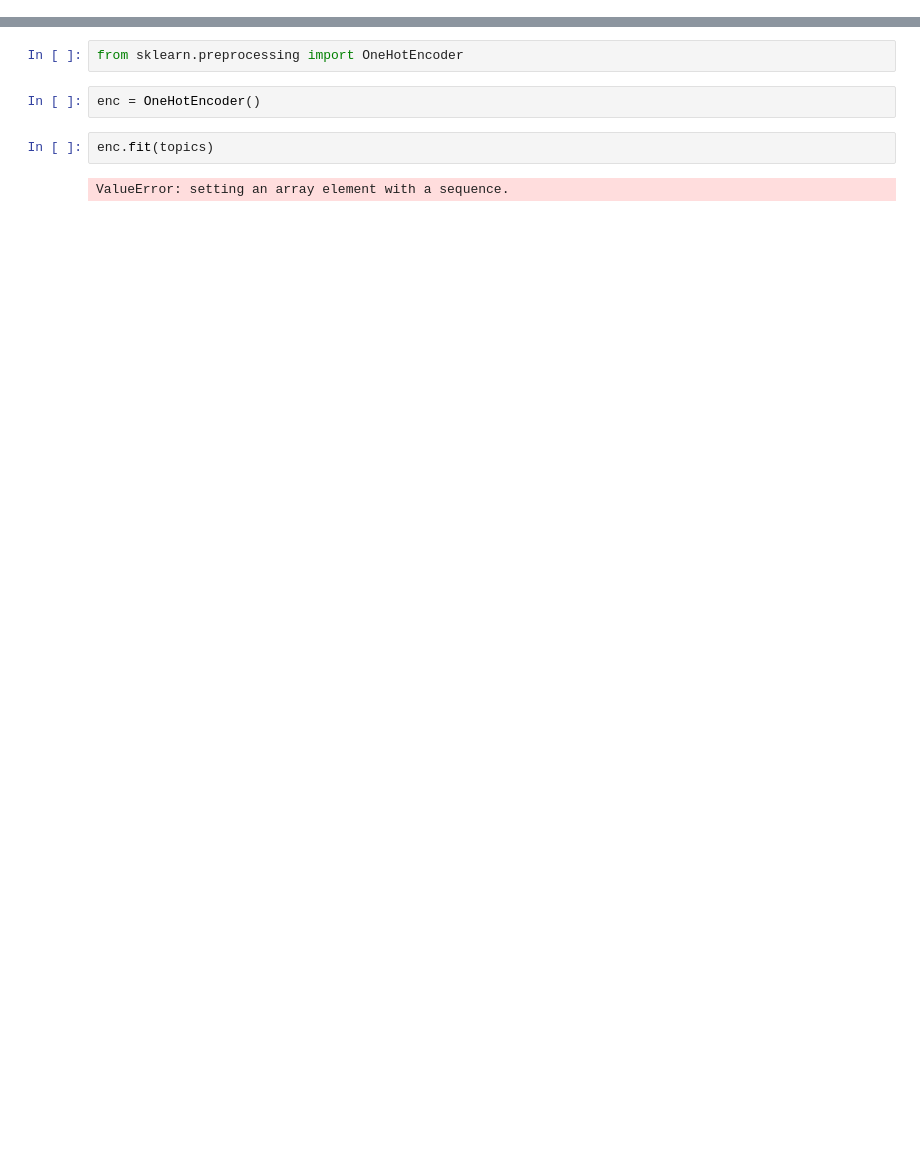
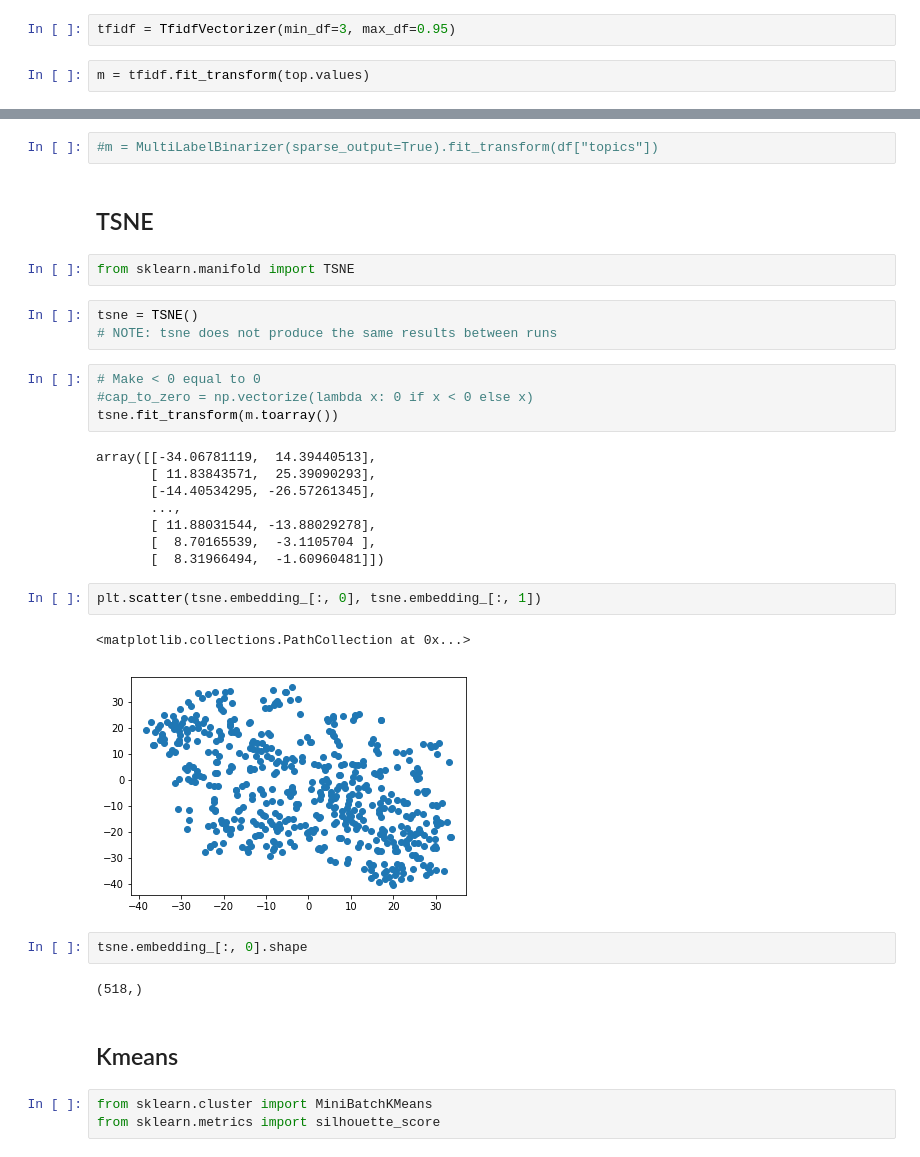
Before and after one commit to arimbr/theseus, a Jupyter notebook: analyze/Clustering thesis.ipynb, the cells around one changed output, grey strips where cells are left out. Cells and saved outputs as stored; diff of their text form; blank space fills up the shorter version.

```diff
--- a/analyze/Clustering thesis.ipynb
+++ b/analyze/Clustering thesis.ipynb
@@ -38,0 +172,4 @@ topics[:10]
+# %%
+tfidf = TfidfVectorizer(min_df=3, max_df=0.95)
+# %%
+m = tfidf.fit_transform(top.values)
@@ -39,8 +202,35 @@ topics[:10]
+# %%
+#m = MultiLabelBinarizer(sparse_output=True).fit_transform(df["topics"])
+# %% [markdown]
+## TSNE
 # %%
-from sklearn.preprocessing import OneHotEncoder
+from sklearn.manifold import TSNE
-# %%
-enc = OneHotEncoder()
-# %%
-enc.fit(topics)
-# %% [output]
-ValueError: setting an array element with a sequence.
+# %%
+tsne = TSNE()
+# NOTE: tsne does not produce the same results between runs
+# %%
+# Make < 0 equal to 0
+#cap_to_zero = np.vectorize(lambda x: 0 if x < 0 else x)
+tsne.fit_transform(m.toarray())
+# %% [output]
+array([[-34.06781119,  14.39440513],
+       [ 11.83843571,  25.39090293],
+       [-14.40534295, -26.57261345],
+       ...,
+       [ 11.88031544, -13.88029278],
+       [  8.70165539,  -3.1105704 ],
+       [  8.31966494,  -1.60960481]])
+# %%
+plt.scatter(tsne.embedding_[:, 0], tsne.embedding_[:, 1])
+# %% [output]
+<matplotlib.collections.PathCollection at 0x...>
+[figure, added]
+# %%
+tsne.embedding_[:, 0].shape
+# %% [output]
+(518,)
+# %% [markdown]
+## Kmeans
+# %%
+from sklearn.cluster import MiniBatchKMeans
+from sklearn.metrics import silhouette_score
```
Also changed, not shown: parts of 24 cells of this notebook, 9 other files.
